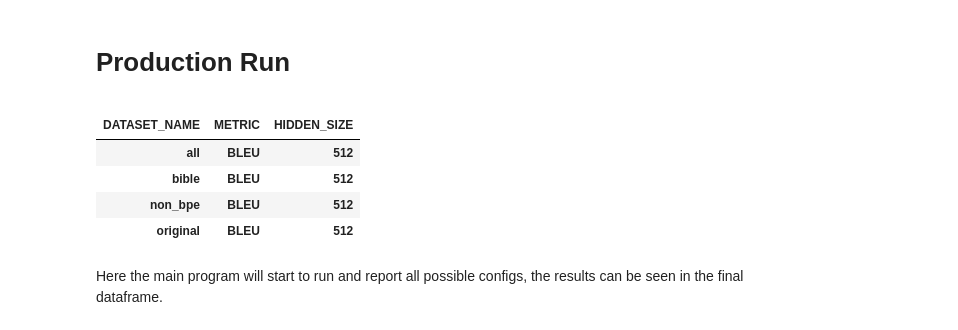
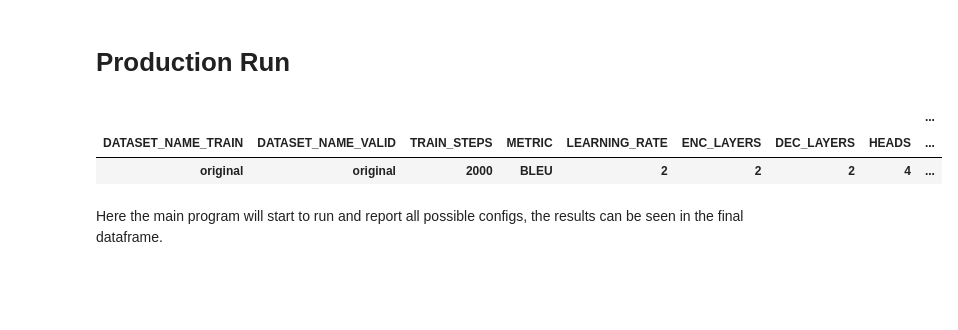
Before and after one commit to skogsgren/MT-5LN711-Runyankole, a Jupyter notebook: src/ml_experiments.ipynb, the cells around one changed output. Saved outputs shown, nothing was run; the diff lists cells and outputs as text; code cells hidden in the pictures; blank space fills up the shorter version.

```diff
--- a/src/ml_experiments.ipynb
+++ b/src/ml_experiments.ipynb
@@ -319,27 +320,52 @@ class Pipeline():
 # Production Run
 # %%
 possible_config_values = {
-    "DATASET_NAME": ["original", "non_bpe", "bible", "all"],
+    "DATASET_NAME_TRAIN": [
+        "original",
+        # "bible",
+        # "all"
+    ],
+    "DATASET_NAME_VALID": [
+        "original",
+        # "bible",
+        # "all"
+    ],
+    "TRAIN_STEPS": [200*10],
     "METRIC": ["BLEU"],
-    "HIDDEN_SIZE": [512]
+    "LEARNING_RATE": [2],
+    "ENC_LAYERS":[2, 4],
+    "DEC_LAYERS":[2, 4],
+    "HEADS":[4, 16],
+    "HIDDEN_SIZE": [64],
+    "WORD_VEC_SIZE": [64, 512], # should match HIDDEN_SIZE
+    "TRANSFORMER_FF": [128, 2048],
+    "DROPOUT": ["[0.2]"],
+    "ATTENTION_DROPOUT": ["[0.2]"],
+
 }
+FREEZE_CONFIGS = {
+    "LEARNING_RATE": possible_config_values[ "LEARNING_RATE" ][ 0 ],
+    "ENC_LAYERS": possible_config_values[ "ENC_LAYERS" ][ 0 ],
+    "DEC_LAYERS": possible_config_values[ "DEC_LAYERS" ][ 0 ],
+    "HEADS": possible_config_values[ "HEADS" ][ 0 ],
+    "HIDDEN_SIZE": possible_config_values[ "HIDDEN_SIZE" ][ 0 ],
+    "WORD_VEC_SIZE": possible_config_values[ "WORD_VEC_SIZE" ][ 0 ],
+    "TRANSFORMER_FF": possible_config_values[ "TRANSFORMER_FF" ][ 0 ],
+}
+MUST_INCLUDE_COMBINATIONS = {}
+
 test_config = ExperimentConfig(
     possible_config_values,
     perc = 1.0,
-    # freeze_configs = {"model_name": "bert-base-cased"},
-    # must_include_combinations = {
-    #     "model_name": ["baseline"]
-    # }
+    freeze_configs = FREEZE_CONFIGS,
+    must_include_combinations = MUST_INCLUDE_COMBINATIONS
 )
 
 test_config.get_df_config_samples()
 # %% [output]
-|  |  |  |
-| DATASET_NAME | METRIC | HIDDEN_SIZE |
-| all | BLEU | 512 |
-| bible | BLEU | 512 |
-| non_bpe | BLEU | 512 |
-| original | BLEU | 512 |
+|  |  |  |  |  |  |  |  | ... |
+| DATASET_NAME_TRAIN | DATASET_NAME_VALID | TRAIN_STEPS | METRIC | LEARNING_RATE | ENC_LAYERS | DEC_LAYERS | HEADS | ... |
+| original | original | 2000 | BLEU | 2 | 2 | 2 | 4 | ... |
 # %% [markdown]
 Here the main program will start to run and report all possible configs, the results can be seen in the final dataframe.
 # %%
```
Also changed, not shown: parts of 3 cells of this notebook, 5 other files.
